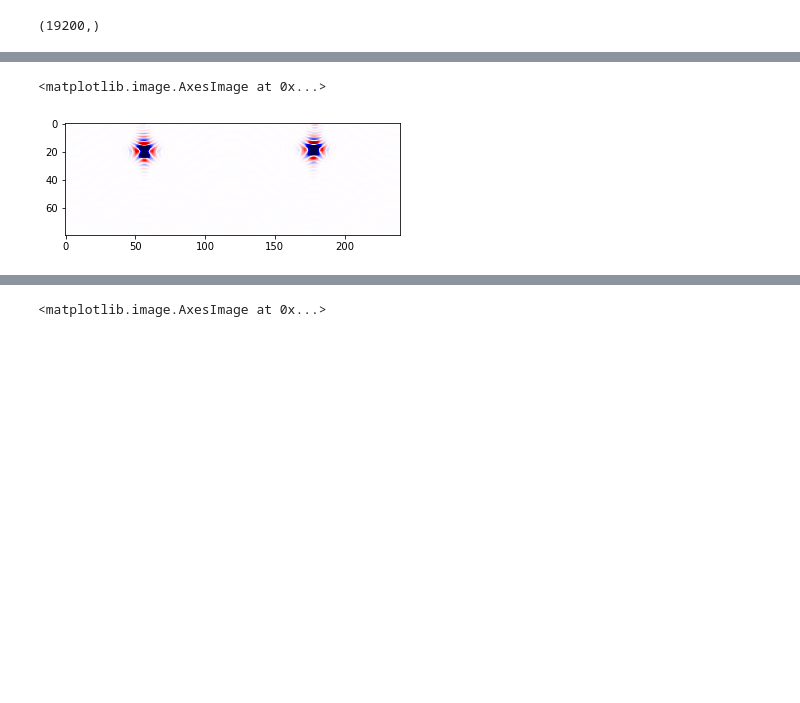
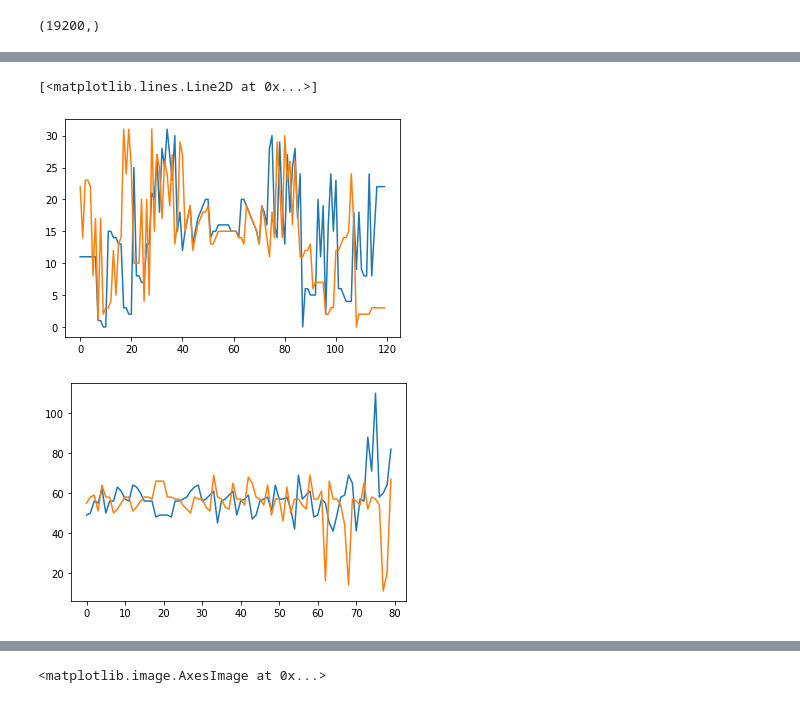
Before and after one commit to Xiao-JI-94158/BrukerParaVisionPostProcessing, a Jupyter notebook: EpiFidReader.ipynb, the cells around one changed output, grey strips where cells are left out. Cells and saved outputs as stored; diff of their text form; code cells hidden in the pictures; blank space fills up the shorter version.

Commit message:
Changes to be committed: 	modified:   EpiFidReader.ipynb         look for correct recon-algo for bruker spsp-epi fid

```diff
--- a/EpiFidReader.ipynb
+++ b/EpiFidReader.ipynb
@@ -14,6 +14,18 @@ exp_dir = "../20230305_163320_AgroseCylinder2_1_1"
 exp_nbr = 21
 
 spsp_epi = BrukerSpSpEpiExp(exp_dir, exp_nbr)
+
+def split_fid_2d(fid_2d):
+    fid_left = fid_2d[...,:spsp_epi._exp_data_dim_dict['dim_k_raw_ro']:]
+    fid_right = fid_2d[...,spsp_epi._exp_data_dim_dict['dim_k_raw_ro']::]
+    return fid_left, fid_right
+
+def mirror_odd_lines(fid_2d):
+    mirrored_fid_2d = copy.deepcopy(fid_2d)
+    for line_nbr, line in enumerate(mirrored_fid_2d):
+        if (line_nbr % 2 ):
+             mirrored_fid_2d[line_nbr] = line[::-1,...]
+    return mirrored_fid_2d
 # %%
 plt.plot((spsp_epi.fid['raw']))
 # %% [output]
@@ -38,0 +65,10 @@ plt.imshow(np.real(reformatted_fid_2d), cmap="seismic", vmin=-1*2**25, vmax=2**2
+# %%
+reformatted_left, reformatted_right = split_fid_2d(reformatted_fid_2d)
+
+plt.figure()
+for line in reformatted_left:
+    plt.plot(np.abs(line))
+
+plt.figure()
+for line in reformatted_right:
+    plt.plot(np.abs(line))
@@ -39,6 +78,14 @@ plt.imshow(np.real(reformatted_fid_2d), cmap="seismic", vmin=-1*2**25, vmax=2**2
 # %%
-plt.imshow(np.imag(reformatted_fid_2d), cmap="seismic", vmin=-1*2**25, vmax=2**25)
+plt.figure()
+plt.plot(np.argmax(reformatted_left, axis=0))
+plt.plot(np.argmax(reformatted_right, axis=0))
+
+
+plt.figure()
+plt.plot(np.argmax(reformatted_left, axis=1))
+plt.plot(np.argmax(reformatted_right, axis=1))
 # %% [output]
-<matplotlib.image.AxesImage at 0x...>
+[<matplotlib.lines.Line2D at 0x...>]
-[figure, old version]
+[figure, new version]
+[figure, added]
 # %%
```
Also changed, not shown: parts of 21 cells of this notebook.
